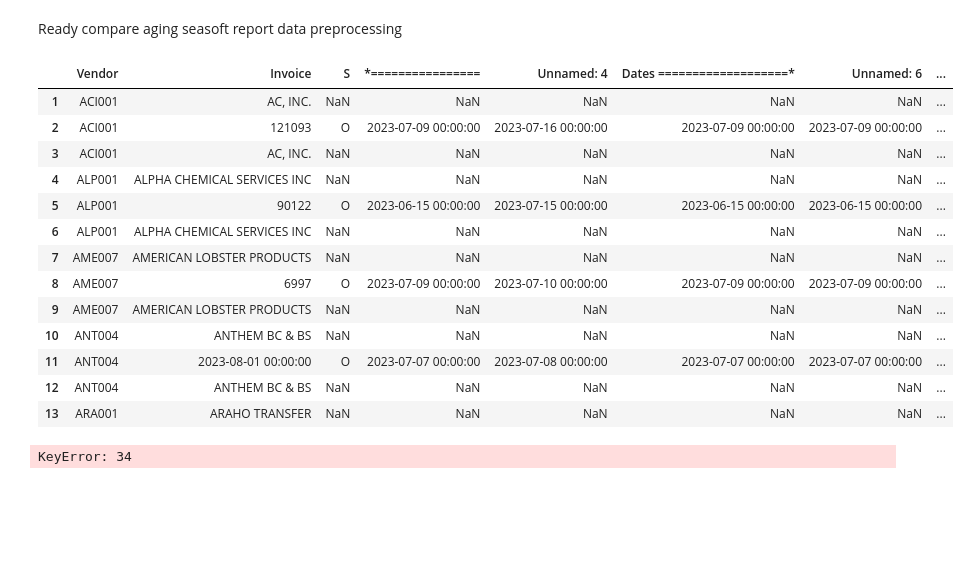
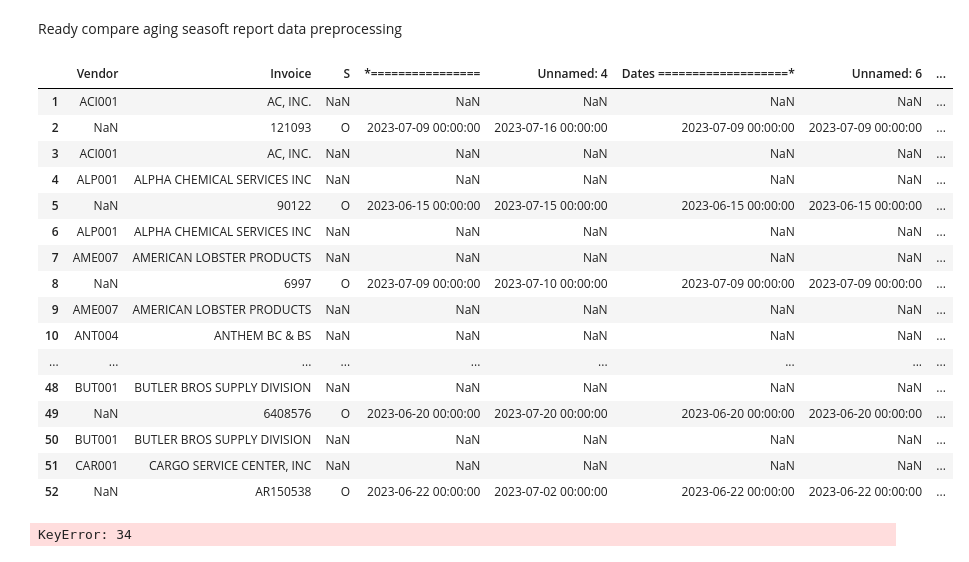
Before and after one commit to anomalytheorem/PracticeMachineLearning, a Jupyter notebook: notebooks/ready_compare.ipynb, the cells around one changed output. Drawn from its saved outputs; the diff is of its cells as text; code cells hidden in the pictures; blank space fills up the shorter version.

```diff
--- a/notebooks/ready_compare.ipynb
+++ b/notebooks/ready_compare.ipynb
@@ -8,7 +8,7 @@ import sys
 import tkinter as tk
 from tkinter import filedialog
 # %%
-e1 = pd.read_excel('/workspaces/PracticeMachineLearning/data/ready aging.xlsx')
+e1 = pd.read_excel('/workspaces/PracticeMachineLearning/data/mixed_aging.xlsx')
 e2 = pd.read_excel('/workspaces/PracticeMachineLearning/data/AP APPROVALS - 07.12.23.xlsx')
 # %%
 #replace all int values in the Vendor column with Nan
@@ -17,22 +17,25 @@ e1['Vendor'] = e1['Vendor'].mask(e1['Vendor'].apply(lambda x: isinstance(x, int)
 # Drop rows that has 'S' or 'T' oin the 'S' column
 e1 = e1[~e1['S'].isin(['S', 'T'])]
 # %%
-e1.head(13)
+e1.head(50)
 # %% [output]
 |  | Vendor | Invoice | S | *================ | Unnamed: 4 | Dates ===================* | Unnamed: 6 | ... |
 | 1 | ACI001 | AC, INC. | NaN | NaN | NaN | NaN | NaN | ... |
-| 2 | ACI001 | 121093 | O | 2023-07-09 00:00:00 | 2023-07-16 00:00:00 | 2023-07-09 00:00:00 | 2023-07-09 00:00:00 | ... |
+| 2 | NaN | 121093 | O | 2023-07-09 00:00:00 | 2023-07-16 00:00:00 | 2023-07-09 00:00:00 | 2023-07-09 00:00:00 | ... |
 | 3 | ACI001 | AC, INC. | NaN | NaN | NaN | NaN | NaN | ... |
 | 4 | ALP001 | ALPHA CHEMICAL SERVICES INC | NaN | NaN | NaN | NaN | NaN | ... |
-| 5 | ALP001 | 90122 | O | 2023-06-15 00:00:00 | 2023-07-15 00:00:00 | 2023-06-15 00:00:00 | 2023-06-15 00:00:00 | ... |
+| 5 | NaN | 90122 | O | 2023-06-15 00:00:00 | 2023-07-15 00:00:00 | 2023-06-15 00:00:00 | 2023-06-15 00:00:00 | ... |
 | 6 | ALP001 | ALPHA CHEMICAL SERVICES INC | NaN | NaN | NaN | NaN | NaN | ... |
 | 7 | AME007 | AMERICAN LOBSTER PRODUCTS | NaN | NaN | NaN | NaN | NaN | ... |
-| 8 | AME007 | 6997 | O | 2023-07-09 00:00:00 | 2023-07-10 00:00:00 | 2023-07-09 00:00:00 | 2023-07-09 00:00:00 | ... |
+| 8 | NaN | 6997 | O | 2023-07-09 00:00:00 | 2023-07-10 00:00:00 | 2023-07-09 00:00:00 | 2023-07-09 00:00:00 | ... |
 | 9 | AME007 | AMERICAN LOBSTER PRODUCTS | NaN | NaN | NaN | NaN | NaN | ... |
 | 10 | ANT004 | ANTHEM BC & BS | NaN | NaN | NaN | NaN | NaN | ... |
-| 11 | ANT004 | 2023-08-01 00:00:00 | O | 2023-07-07 00:00:00 | 2023-07-08 00:00:00 | 2023-07-07 00:00:00 | 2023-07-07 00:00:00 | ... |
-| 12 | ANT004 | ANTHEM BC & BS | NaN | NaN | NaN | NaN | NaN | ... |
-| 13 | ARA001 | ARAHO TRANSFER | NaN | NaN | NaN | NaN | NaN | ... |
+| ... | ... | ... | ... | ... | ... | ... | ... | ... |
+| 48 | BUT001 | BUTLER BROS SUPPLY DIVISION | NaN | NaN | NaN | NaN | NaN | ... |
+| 49 | NaN | 6408576 | O | 2023-06-20 00:00:00 | 2023-07-20 00:00:00 | 2023-06-20 00:00:00 | 2023-06-20 00:00:00 | ... |
+| 50 | BUT001 | BUTLER BROS SUPPLY DIVISION | NaN | NaN | NaN | NaN | NaN | ... |
+| 51 | CAR001 | CARGO SERVICE CENTER, INC | NaN | NaN | NaN | NaN | NaN | ... |
+| 52 | NaN | AR150538 | O | 2023-06-22 00:00:00 | 2023-07-02 00:00:00 | 2023-06-22 00:00:00 | 2023-06-22 00:00:00 | ... |
 # %%
 #copy the vendor code to each empty cell in row 'Vendor' if it is empty
 #with the cell above
```
Also changed, not shown: parts of 6 cells of this notebook, 3 other files.
